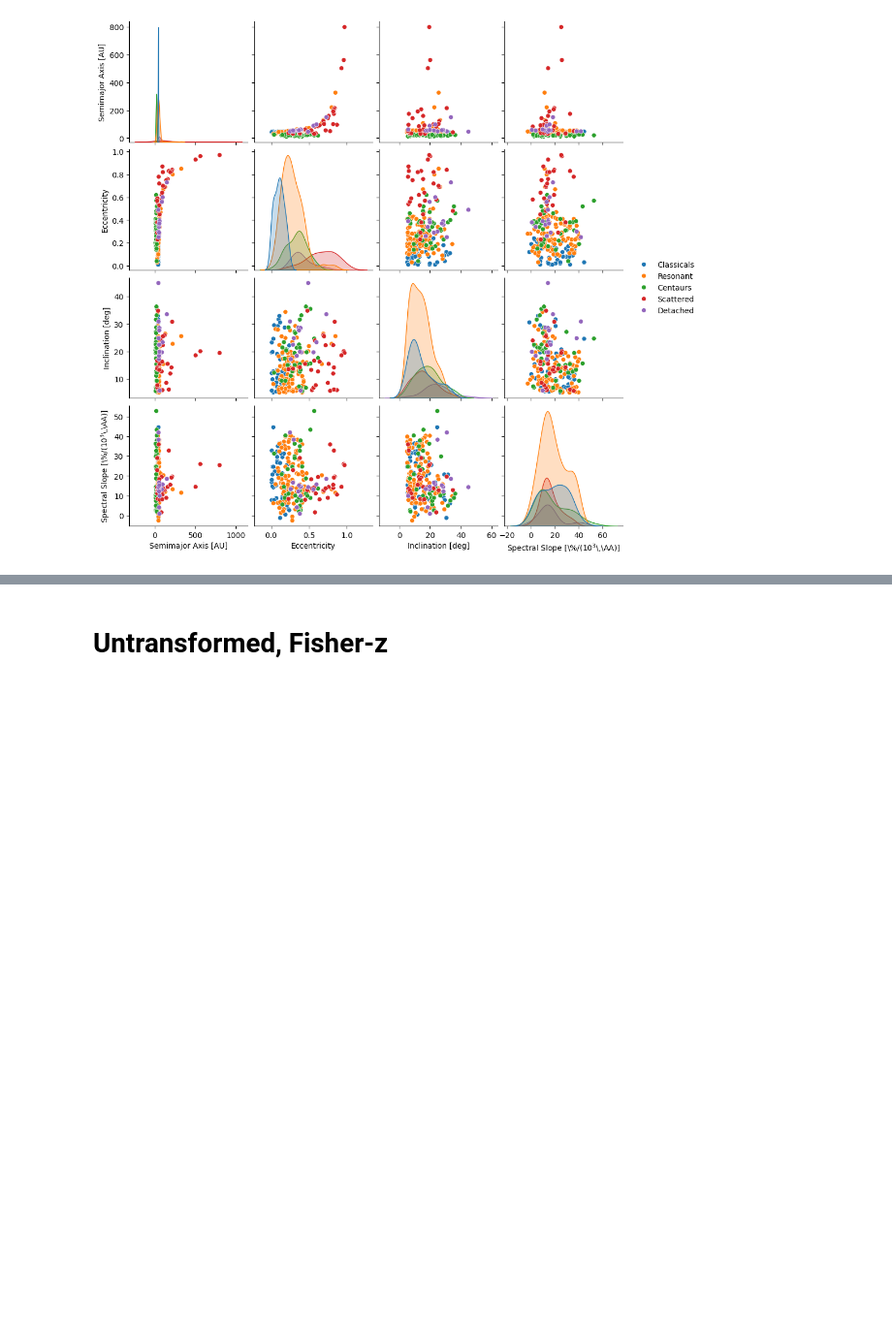
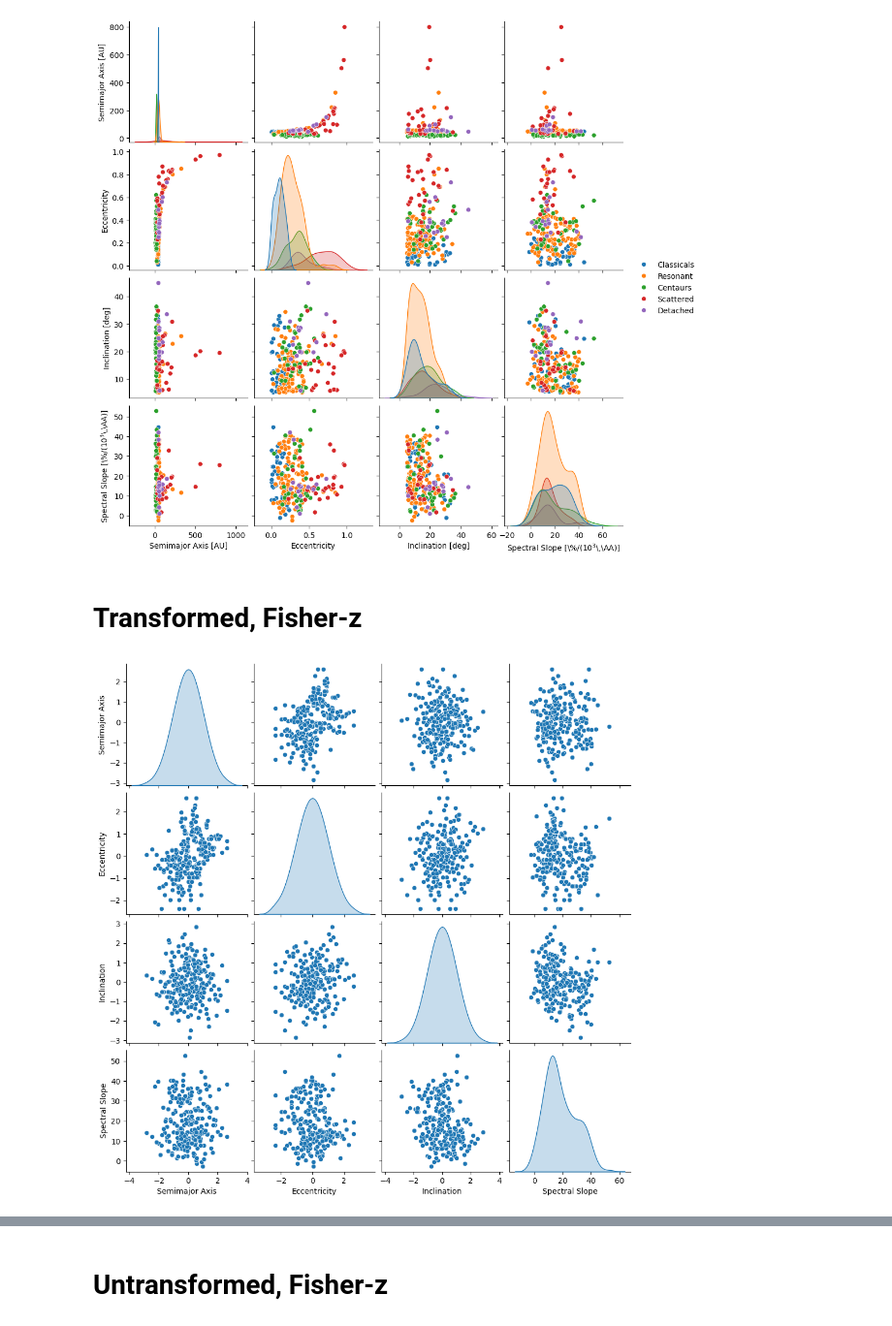
Before and after one commit to ZehaoJin/causalTNOs, a Jupyter notebook: TNO_paper_0324.ipynb, the cells around one changed output, grey strips where cells are left out. Shown at 97% size. Cells and saved outputs as stored; diff of their text form; code cells hidden in the pictures; blank space fills up the shorter version.

Commit message:
add transformation

```diff
--- a/TNO_paper_0324.ipynb
+++ b/TNO_paper_0324.ipynb
@@ -126,3 +129,5 @@ def causallearn_to_pydot(g,title=None,fontsize=25,dpi=500,latex_fontsize='xx-lar
     pydot_g.set_fontsize(fontsize)
     pydot_g.set_fontname('Calibri')
     return pydot_g
+# %% [markdown]
+# Transformed, Fisher-z
@@ -128,0 +174,30 @@ def causallearn_to_pydot(g,title=None,fontsize=25,dpi=500,latex_fontsize='xx-lar
+# %%
+# Apply transformations
+transformed_df = df.copy()
+
+# Transform inclination
+transformed_df['inc'] = transform_to_gaussian(df['inc'], method='auto')
+
+# Transform eccentricity
+transformed_df['e'] = transform_with_upper_threshold_e(transformed_df['e'])
+transformed_df['e'] = transform_to_gaussian(transformed_df['e'], method='auto')
+
+# Transform semimajor axis
+transformed_df['a'] = transform_with_lower_threshold(df['a'])
+transformed_df['a'] = transform_with_upper_threshold(transformed_df['a'])
+transformed_df['a'] = transform_to_gaussian(transformed_df['a'], method='auto')
+# %%
+# Create pairplot
+scatter_labels = ['Semimajor Axis', 'Eccentricity', 'Inclination', 'Spectral Slope']
+pairplot = sns.pairplot(transformed_df, diag_kind='kde')
+
+# Change the y-axis labels
+for i, label in enumerate(scatter_labels):
+    pairplot.axes[i, 0].set_ylabel(label)
+
+# Change the x-axis labels
+for i, label in enumerate(scatter_labels):
+    pairplot.axes[-1, i].set_xlabel(label)
+plt.show()
+# %% [output]
+[figure, added]
```
Also changed, not shown: parts of 4 cells of this notebook.
